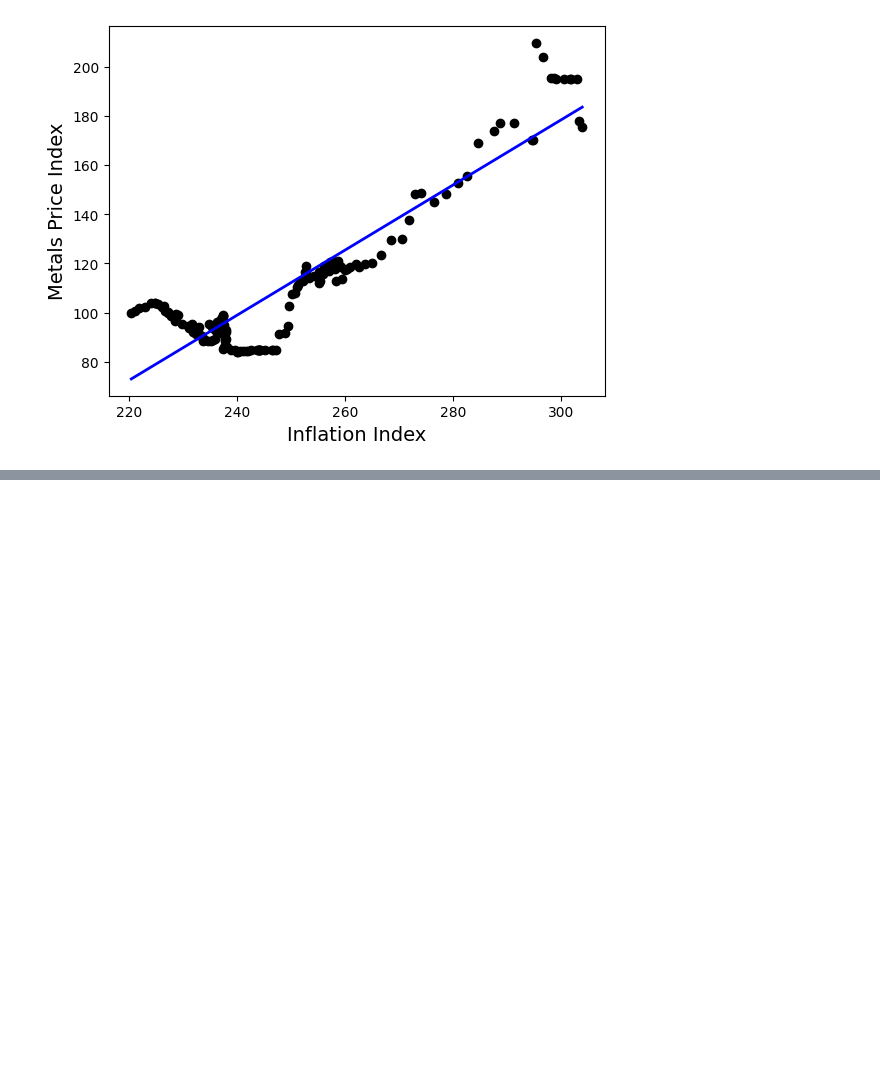
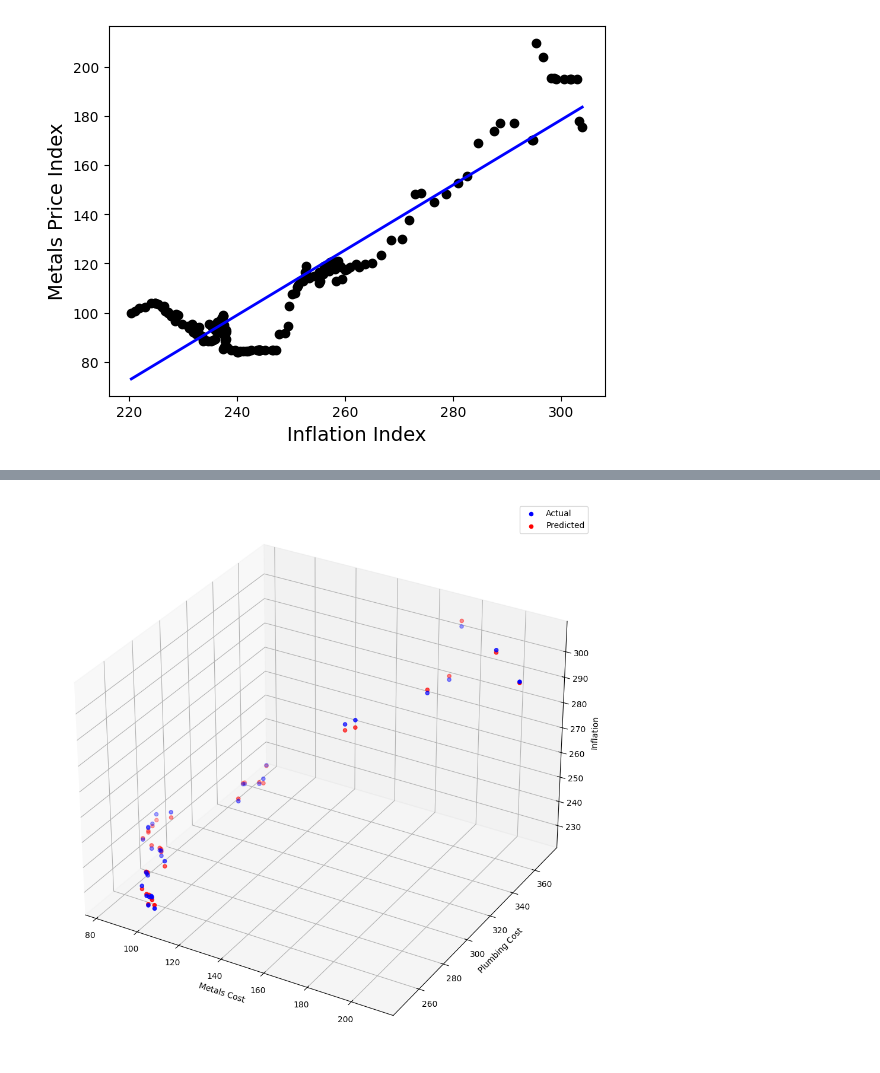
Before and after one commit to baschoff/Data-Science-Project, a Jupyter notebook: Regression.ipynb, the cells around one changed output, grey strips where cells are left out. Cells and saved outputs as stored; diff of their text form; code cells hidden in the pictures; blank space fills up the shorter version.

```diff
--- a/Regression.ipynb
+++ b/Regression.ipynb
@@ -189,0 +296,15 @@ Text(0, 0.5, 'Metals Price Index')
+# %%
+fig = plt.figure(figsize=(20, 12))
+
+ax = fig.add_subplot(111, projection='3d')
+
+ax.scatter(X_test['Metals$'], X_test['Plumbing$'], y_test, c='blue', marker='o', label='Actual')
+ax.scatter(X_test['Metals$'], X_test['Plumbing$'], y_pred, c='red', marker='o', label='Predicted')
+ax.set_xlabel('Metals Cost')
+ax.set_ylabel('Plumbing Cost')
+ax.set_zlabel('Inflation')
+ax.legend()
+
+plt.show()
+# %% [output]
+[figure, added]
```
Also changed, not shown: parts of 12 cells of this notebook.
